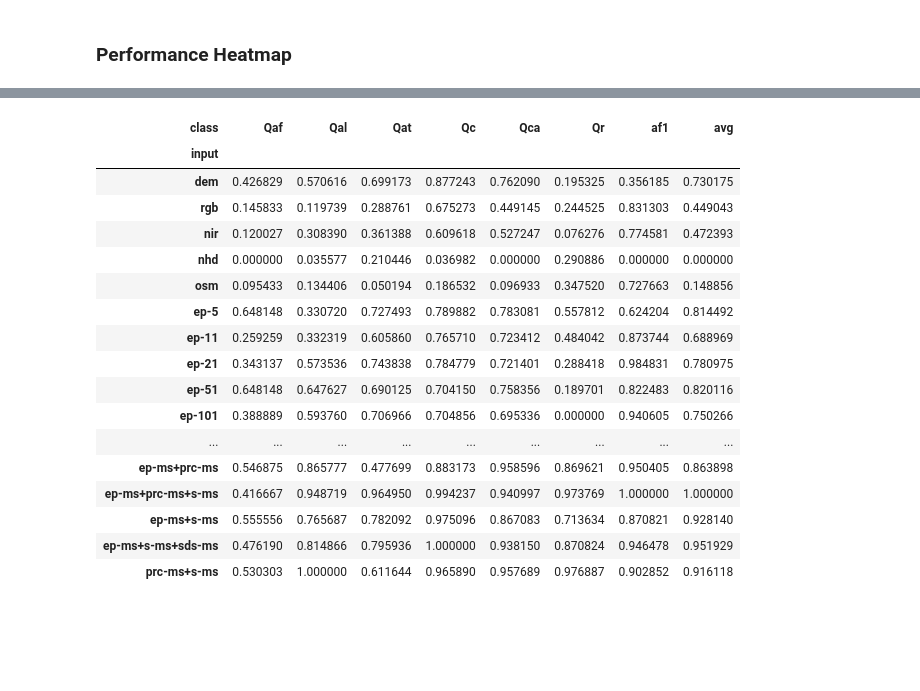
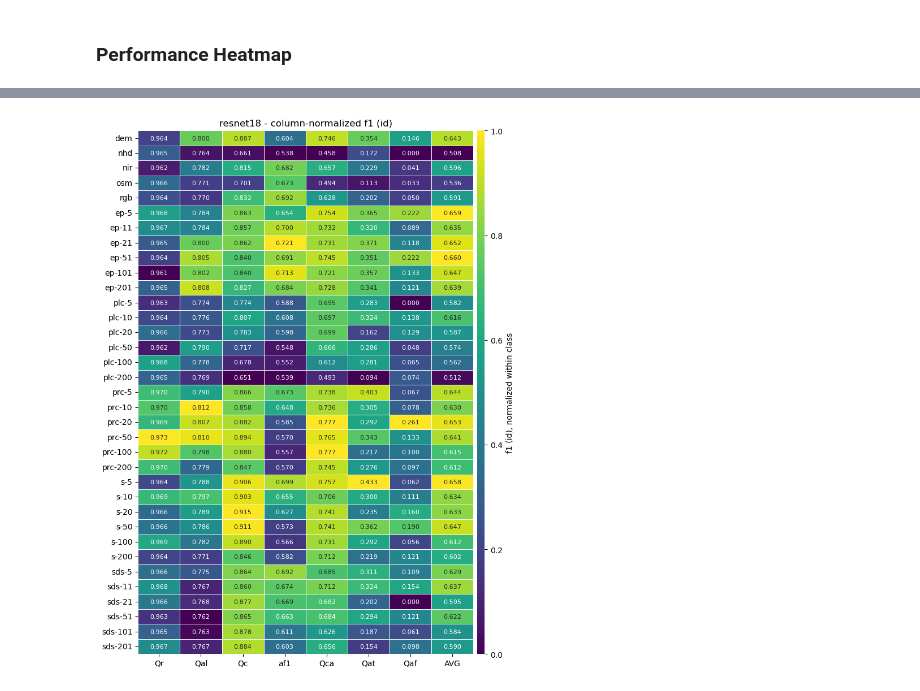
Before and after one commit to masseygeo/earthscape, a Jupyter notebook: notebooks/analysis_cls.ipynb, the cells around one changed output, grey strips where cells are left out. Saved outputs shown, nothing was run; the diff lists cells and outputs as text; code cells hidden in the pictures; blank space fills up the shorter version.

Commit message:
Updated classification analysis notebook.

```diff
--- a/notebooks/analysis_cls.ipynb
+++ b/notebooks/analysis_cls.ipynb
@@ -1236,21 +1212,52 @@ plt.show()
-# %%
-heatmap_norm
-# %% [output]
-| class | Qaf | Qal | Qat | Qc | Qca | Qr | af1 | avg |
-| input |  |  |  |  |  |  |  |  |
-| dem | 0.426829 | 0.570616 | 0.699173 | 0.877243 | 0.762090 | 0.195325 | 0.356185 | 0.730175 |
-| rgb | 0.145833 | 0.119739 | 0.288761 | 0.675273 | 0.449145 | 0.244525 | 0.831303 | 0.449043 |
-| nir | 0.120027 | 0.308390 | 0.361388 | 0.609618 | 0.527247 | 0.076276 | 0.774581 | 0.472393 |
-| nhd | 0.000000 | 0.035577 | 0.210446 | 0.036982 | 0.000000 | 0.290886 | 0.000000 | 0.000000 |
-| osm | 0.095433 | 0.134406 | 0.050194 | 0.186532 | 0.096933 | 0.347520 | 0.727663 | 0.148856 |
-| ep-5 | 0.648148 | 0.330720 | 0.727493 | 0.789882 | 0.783081 | 0.557812 | 0.624204 | 0.814492 |
-| ep-11 | 0.259259 | 0.332319 | 0.605860 | 0.765710 | 0.723412 | 0.484042 | 0.873744 | 0.688969 |
-| ep-21 | 0.343137 | 0.573536 | 0.743838 | 0.784779 | 0.721401 | 0.288418 | 0.984831 | 0.780975 |
-| ep-51 | 0.648148 | 0.647627 | 0.690125 | 0.704150 | 0.758356 | 0.189701 | 0.822483 | 0.820116 |
-| ep-101 | 0.388889 | 0.593760 | 0.706966 | 0.704856 | 0.695336 | 0.000000 | 0.940605 | 0.750266 |
-| ... | ... | ... | ... | ... | ... | ... | ... | ... |
-| ep-ms+prc-ms | 0.546875 | 0.865777 | 0.477699 | 0.883173 | 0.958596 | 0.869621 | 0.950405 | 0.863898 |
-| ep-ms+prc-ms+s-ms | 0.416667 | 0.948719 | 0.964950 | 0.994237 | 0.940997 | 0.973769 | 1.000000 | 1.000000 |
-| ep-ms+s-ms | 0.555556 | 0.765687 | 0.782092 | 0.975096 | 0.867083 | 0.713634 | 0.870821 | 0.928140 |
-| ep-ms+s-ms+sds-ms | 0.476190 | 0.814866 | 0.795936 | 1.000000 | 0.938150 | 0.870824 | 0.946478 | 0.951929 |
-| prc-ms+s-ms | 0.530303 | 1.000000 | 0.611644 | 0.965890 | 0.957689 | 0.976887 | 0.902852 | 0.916118 |
+# %%
+
+class_path = os.path.join(f"{ASSETS_DIR}/baselines/classification/compiled_class.csv")
+
+metric = "f1 (id)"
+
+model = 'resnet18'
+
+
+df = pd.read_csv(class_path)
+df = df[df["model"] == model].copy()
+df[["family", "spatial support"]] = df["input"].apply(parse_input_label)
+
+class_order = ["Qr", "Qal", "Qc", "af1", "Qca", "Qat", "Qaf"]
+heatmap_order = class_order + ["AVG"]
+family_rank = {"raw": 0, "ep": 1, "plc": 2, "prc": 3, "s": 4, "sds": 5, "multi-scale": 6, "multimodal": 7}
+support_families = ["ep", "plc", "prc", "s", "sds"]
+
+df["family_rank"] = df["family"].map(family_rank)
+df["support_sort"] = np.where(df["family"].isin(support_families), pd.to_numeric(df["spatial support"], errors="coerce"), np.nan)
+df["alpha_sort"] = df["input"].astype(str).str.lower()
+df = df.sort_values(by=["family_rank", "support_sort", "alpha_sort"], na_position="last")
+
+row_order = df["input"].drop_duplicates()
+heatmap_df = df.pivot(index="input", columns="class", values=metric).loc[row_order, class_order]
+heatmap_df['AVG'] = heatmap_df[class_order].mean(axis=1)
+
+heatmap_df = heatmap_df.loc[:'sds-201']
+heatmap_norm = (heatmap_df - heatmap_df.min(axis=0)) / (heatmap_df.max(axis=0) - heatmap_df.min(axis=0))
+
+
+fig, ax = plt.subplots(figsize=(8,10))
+
+sns.heatmap(
+    heatmap_norm[heatmap_order],
+    annot=heatmap_df[heatmap_order],
+    fmt=".3f",
+    cmap="viridis",
+    linewidths=0.5,
+    annot_kws={'fontsize': 8},
+    cbar_kws={"label": f"{metric}, normalized within class", 'pad':0.01, 'aspect':70},
+    ax=ax
+    )
+
+ax.set_xlabel("")
+ax.set_ylabel("")
+ax.set_title(f"{model} - column-normalized {metric}")
+
+plt.tight_layout()
+plt.show()
+# %% [output]
+[figure, added]
```
Also changed, not shown: parts of 16 cells of this notebook, 37 other files.
